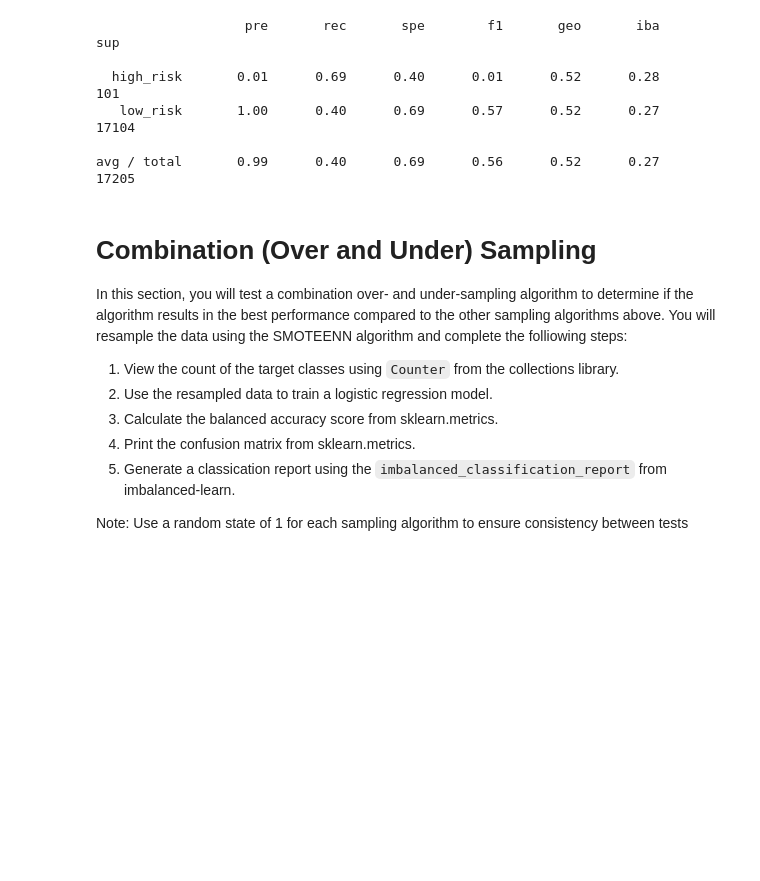
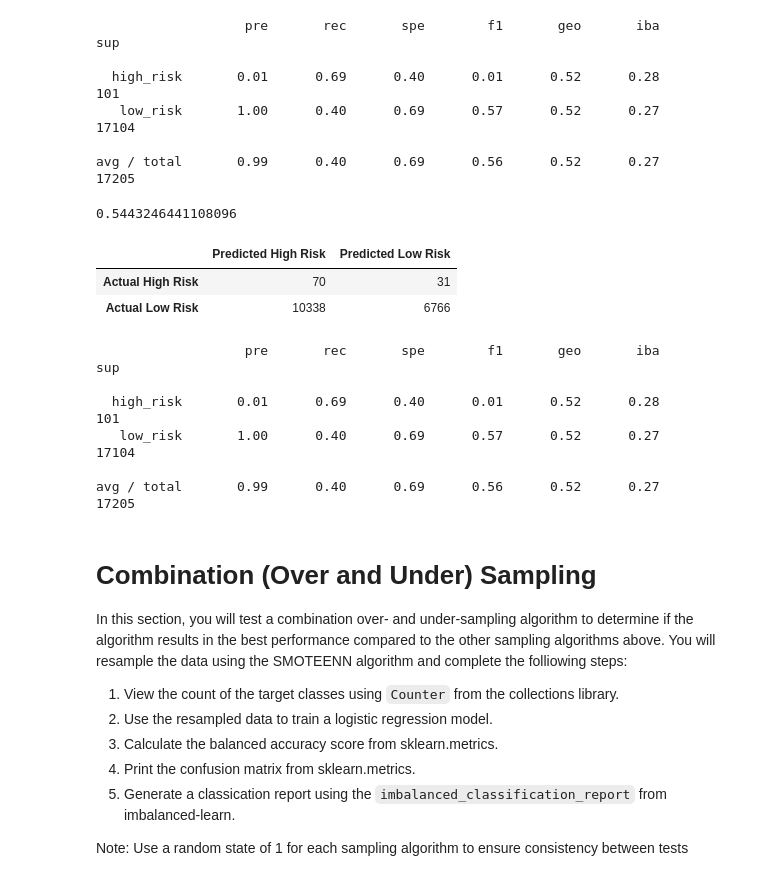
Before and after one commit to RKLong/Credit_Risk_Analysis, a Jupyter notebook: credit_risk_resampling.ipynb, the cells around one changed output. Cells and saved outputs as stored; diff of their text form; code cells hidden in the pictures; blank space fills up the shorter version.

```diff
--- a/credit_risk_resampling.ipynb
+++ b/credit_risk_resampling.ipynb
@@ -254,7 +306,6 @@ balanced_accuracy_score(y_test, y_pred)
 # Display the confusion matrix
 from sklearn.metrics import confusion_matrix
 
-y_pred = model.predict(X_test)
 confusion_matrix(y_test, y_pred)
 # %% [output]
 array([[   70,    31],
@@ -271,6 +322,31 @@ print(classification_report_imbalanced(y_test, y_pred))
    low_risk       1.00      0.40      0.69      0.57      0.52      0.27     17104
 
 avg / total       0.99      0.40      0.69      0.56      0.52      0.27     17205
+# %%
+# summary for ClusterCentroids results/deliverables.
+print(balanced_accuracy_score(y_test, y_pred))
+
+# Generate the confusion matrix dataframe
+cm = confusion_matrix(y_test, y_pred)
+cm_df = pd.DataFrame(
+    cm, index=["Actual High Risk", "Actual Low Risk"],
+    columns=["Predicted High Risk", "Predicted Low Risk"]
+)
+
+display(cm_df)
+
+print(classification_report_imbalanced(y_test, y_pred))
+# %% [output]
+0.5443246441108096
+|  | Predicted High Risk | Predicted Low Risk |
+| Actual High Risk | 70 | 31 |
+| Actual Low Risk | 10338 | 6766 |
+                   pre       rec       spe        f1       geo       iba       sup
+
+  high_risk       0.01      0.69      0.40      0.01      0.52      0.28       101
+   low_risk       1.00      0.40      0.69      0.57      0.52      0.27     17104
+
+avg / total       0.99      0.40      0.69      0.56      0.52      0.27     17205
 # %% [markdown]
 # Combination (Over and Under) Sampling
 
```
Also changed, not shown: parts of 6 cells of this notebook.
